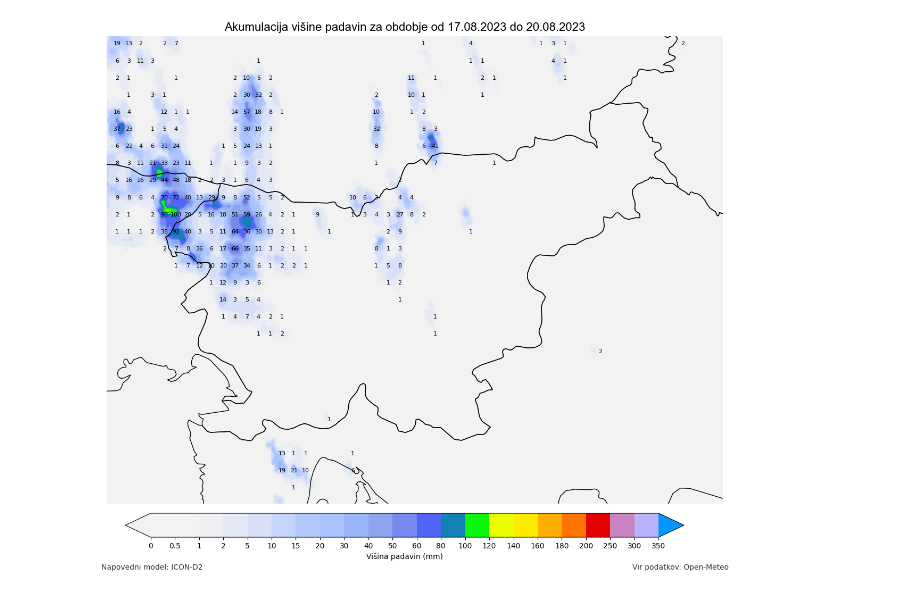
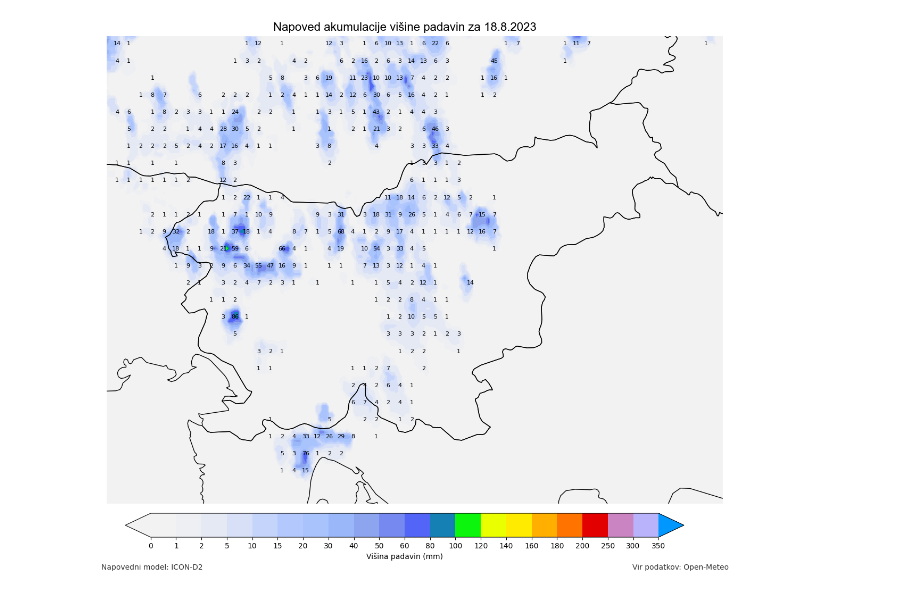
Before and after one commit to AmadejKrepek/Icon-d2, a Jupyter notebook: 18_modern_look/display_all_over_with_levels.ipynb, the cells around one changed output. Drawn from its saved outputs; the diff is of its cells as text; code cells hidden in the pictures.

```diff
--- a/18_modern_look/display_all_over_with_levels.ipynb
+++ b/18_modern_look/display_all_over_with_levels.ipynb
@@ -14,7 +14,7 @@ colors = ["#f2f2f2","#b5c9fd","#9fbefd","#889eea","#6171f7","#3e55f4","#009694",
 cmap_custom = mcolors.LinearSegmentedColormap.from_list('custom_cmap', colors, N=300)
 
 # Read the precipitation data
-df = pd.read_csv('../data/test/precipitation/precipitation_data_2023-08-17_to_2023-08-20_20230817132327.csv')
+df = pd.read_csv('../data/test/precipitation/precipitation_data_2023-08-18_to_2023-08-18_20230818085433.csv')
 precipitation = df.pivot("Latitude", "Longitude", "Total_Precipitation").values
 
 lat_values = df['Latitude'].unique()
@@ -49,7 +49,7 @@ gpd.GeoSeries(bbox_polygon).boundary.plot(ax=ax, color='red', linestyle='--')
 # Clip precipitation values within the desired range
 precipitation_clipped = np.clip(precipitation, 0, 350) # Adjust max value to match contour levels
 # Define the specific contour levels
-contour_levels = [0, 0.5, 1, 2, 5, 10, 15, 20, 30, 40, 50, 60, 80, 100, 120, 140, 160, 180, 200, 250, 300, 350]
+contour_levels = [0, 1, 2, 5, 10, 15, 20, 30, 40, 50, 60, 80, 100, 120, 140, 160, 180, 200, 250, 300, 350]
 
 # Identify the maximum precipitation value and its coordinates
 max_precip = precipitation_clipped.max()
@@ -93,33 +93,33 @@ logo_resized = zoom(logo, (scaling_factor, scaling_factor, 1))
 
 # Add the logo to the figure; adjust coordinates to place at the top left
 fig.figimage(logo_resized, xo=10, yo=fig.bbox.ymax - logo_resized.shape[0] - 10, zorder=10)
 
 # Set a more modern-looking title using fig.text, and you can manually control the position
 title_font = {'fontname':'Arial', 'size':'16', 'color':'black', 'weight':'light'}
-fig.text(0.5, 0.795, "Akumulacija višine padavin za obdobje od 17.08.2023 do 20.08.2023", ha='center', **title_font)
+fig.text(0.5, 0.795, "Napoved akumulacije višine padavin za 18.8.2023", ha='center', **title_font)
 
 # Add the source at the bottom of the figure
 fig.text(0.906, 0.12, "Vir podatkov: Open-Meteo", ha="right", fontsize=10, color="#333333")
 
 # Add the source at the bottom of the figure
 fig.text(0.12, 0.12, "Napovedni model: ICON-D2", ha="left", fontsize=10, color="#333333")
 
 # Create axes for the colorbar to make it the same width as the plot, and place at the very bottom
 cax = fig.add_axes([0.15, 0.16, 0.7, 0.03])
 cbar = plt.colorbar(contour_plot, cax=cax, orientation='horizontal', ticks=contour_levels, label="Višina padavin (mm)")
 
 # Format the tick labels to display integers except for 0 and 0.5
-tick_labels = [str(int(level)) if level not in [0, 0.5] else str(level) for level in contour_levels]
+tick_labels = [str(int(level)) if level not in [0] else str(level) for level in contour_levels]
 cax.set_xticklabels(tick_labels)
 
 # Make the border white and add padding
 for spine in ax.spines.values():
     spine.set_edgecolor('white')
     spine.set_linewidth(3)  # Adjust the border thickness to your liking
 
 # You may also want to add a padding around the plot to prevent clipping
 ax.margins(x=0.05, y=0.05)  # You can adjust the padding by changing the values
 
 plt.show()
 # %% [output]
-[figure, old version]
+[figure, new version]
```
Also changed, not shown: 33 other files.
